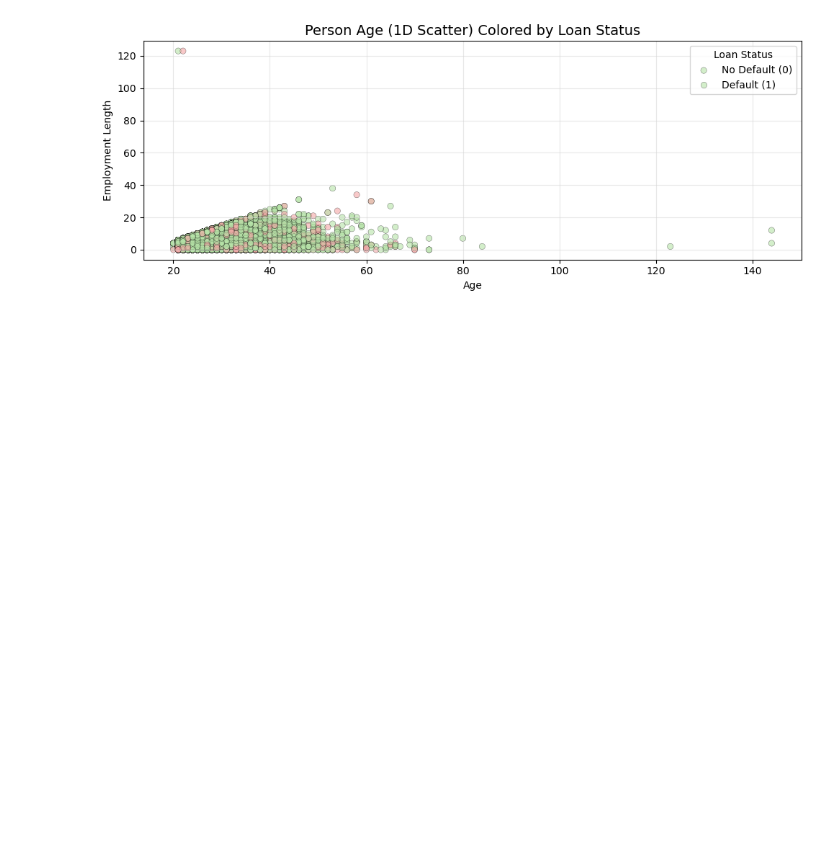
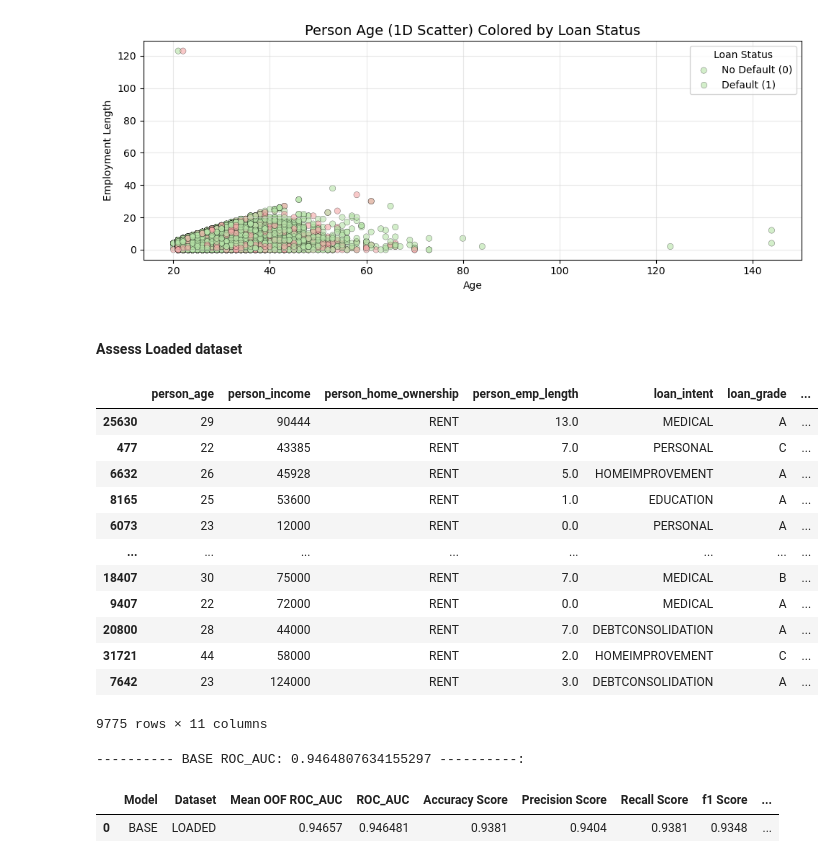
Before and after one commit to kgiannako/credit_risk_modelling, a Jupyter notebook: notebooks/credit-risk-model.ipynb, the cells around one changed output. Cells and saved outputs as stored; diff of their text form; code cells hidden in the pictures; blank space fills up the shorter version.

```diff
--- a/notebooks/credit-risk-model.ipynb
+++ b/notebooks/credit-risk-model.ipynb
@@ -1041,3 +1066,21 @@ plt.tight_layout()
 plt.show()
 # %% [output]
 [figure]
+# %% [markdown]
+#### Assess Loaded dataset
+# %%
+X_test
+# %% [output]
+|  | person_age | person_income | person_home_ownership | person_emp_length | loan_intent | loan_grade | ... |
+| 25630 | 29 | 90444 | RENT | 13.0 | MEDICAL | A | ... |
+| 477 | 22 | 43385 | RENT | 7.0 | PERSONAL | C | ... |
+| 6632 | 26 | 45928 | RENT | 5.0 | HOMEIMPROVEMENT | A | ... |
+| 8165 | 25 | 53600 | RENT | 1.0 | EDUCATION | A | ... |
+| 6073 | 23 | 12000 | RENT | 0.0 | PERSONAL | A | ... |
+| ... | ... | ... | ... | ... | ... | ... | ... |
+| 18407 | 30 | 75000 | RENT | 7.0 | MEDICAL | B | ... |
+| 9407 | 22 | 72000 | RENT | 0.0 | MEDICAL | A | ... |
+| 20800 | 28 | 44000 | RENT | 7.0 | DEBTCONSOLIDATION | A | ... |
+| 31721 | 44 | 58000 | RENT | 2.0 | HOMEIMPROVEMENT | C | ... |
+| 7642 | 23 | 124000 | RENT | 3.0 | DEBTCONSOLIDATION | A | ... |
+9775 rows × 11 columns
@@ -1043,0 +1090,7 @@ plt.show()
+# %%
+datasets_scores = {}
+evaluate_dataset(train_credit_data_df, X_test, 'LOADED')
+# %% [output]
+---------- BASE ROC_AUC: 0.9464807634155297 ----------:
+|  | Model | Dataset | Mean OOF ROC_AUC | ROC_AUC | Accuracy Score | Precision Score | Recall Score | f1 Score | ... |
+| 0 | BASE | LOADED | 0.94657 | 0.946481 | 0.9381 | 0.9404 | 0.9381 | 0.9348 | ... |
```
Also changed, not shown: parts of 15 cells of this notebook.
